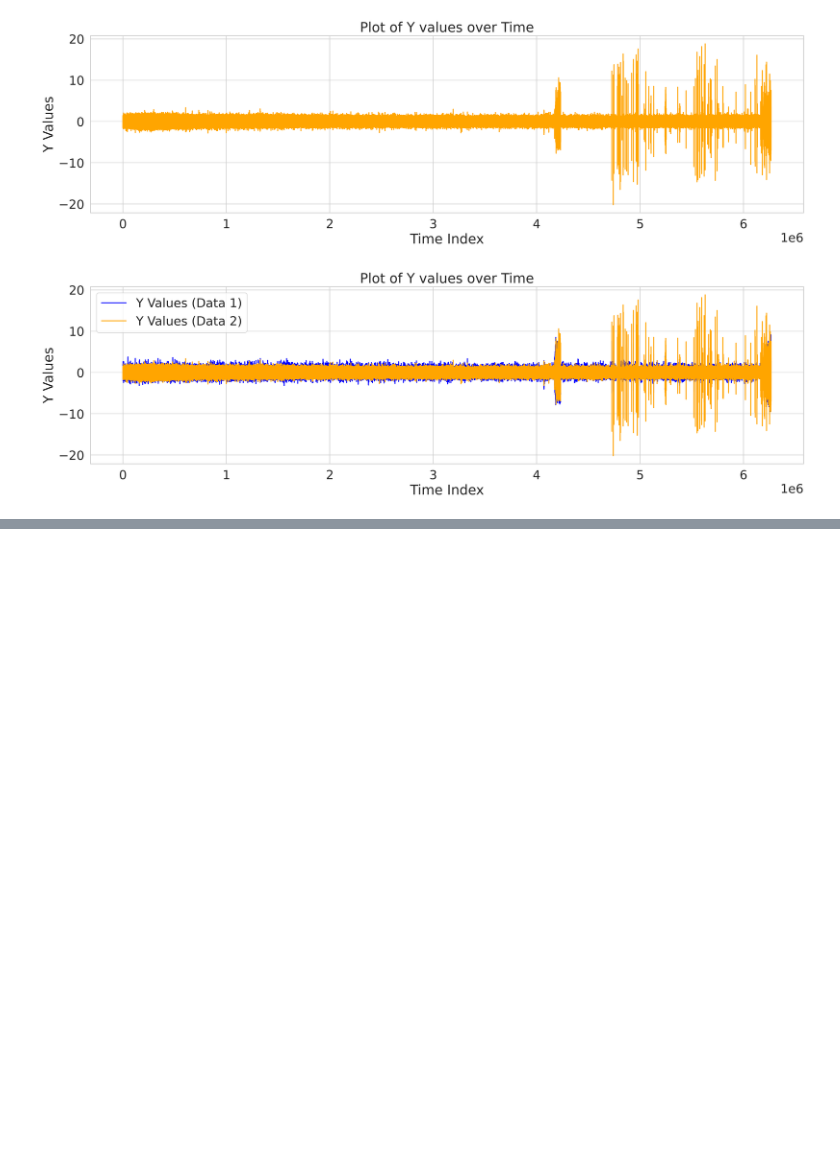
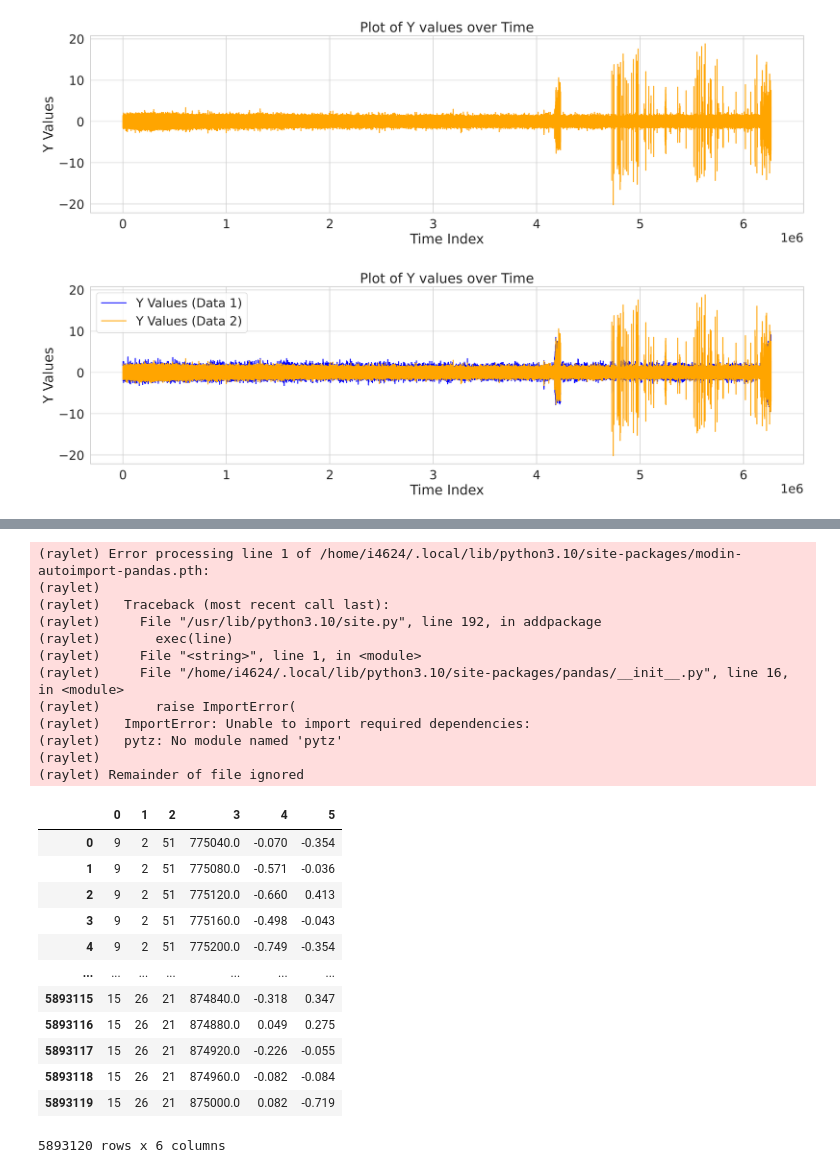
Before and after one commit to choi4624/SWbootProject_2023-7, a Jupyter notebook: Team-project/server/bearing1_6.ipynb, the cells around one changed output, grey strips where cells are left out. Drawn from its saved outputs; the diff is of its cells as text; code cells hidden in the pictures; blank space fills up the shorter version.

```diff
--- a/Team-project/server/bearing1_6.ipynb
+++ b/Team-project/server/bearing1_6.ipynb
@@ -219,3 +219,22 @@ for i in range(num_chunks):
     file_name = os.path.join(output_directory, f'data_chunk_{i}.json')
     with open(file_name, 'w') as json_file:
         json_file.write(json_data)
+# %%
+## local setting
+## Test set
+%cd /home/i4624/vscode/gitclone/SWbootProject_2023-7/Team-project
+
+# CSV 파일들이 있는 디렉토리 경로
+directory_path = '../Team-project/data/ieee-phm-2012-data-challenge-dataset-master/Test_set/Bearing1_6/'
+
+# 디렉토리 내의 모든 CSV 파일 경로를 가져오기
+file_paths = glob.glob(directory_path + '/*.csv')
+
+# 파일 경로를 순서대로 정렬
+file_paths = sorted(file_paths)
+
+# 파일들을 담을 빈 DataFrame 생성
+combined_data2 = pd.DataFrame()
+
+# acc 파일만 불러오기 (파일명에 'acc'가 포함된 파일들)
+acc_file_paths = [file_path for file_path in file_paths if 'acc' in file_path]
@@ -221,0 +267,28 @@ for i in range(num_chunks):
+# %%
+combined_data2
+# %% [output]
+(raylet) Error processing line 1 of /home/i4624/.local/lib/python3.10/site-packages/modin-autoimport-pandas.pth:
+(raylet)
+(raylet)   Traceback (most recent call last):
+(raylet)     File "/usr/lib/python3.10/site.py", line 192, in addpackage
+(raylet)       exec(line)
+(raylet)     File "<string>", line 1, in <module>
+(raylet)     File "/home/i4624/.local/lib/python3.10/site-packages/pandas/__init__.py", line 16, in <module>
+(raylet)       raise ImportError(
+(raylet)   ImportError: Unable to import required dependencies:
+(raylet)   pytz: No module named 'pytz'
+(raylet)
+(raylet) Remainder of file ignored
+|  | 0 | 1 | 2 | 3 | 4 | 5 |
+| 0 | 9 | 2 | 51 | 775040.0 | -0.070 | -0.354 |
+| 1 | 9 | 2 | 51 | 775080.0 | -0.571 | -0.036 |
+| 2 | 9 | 2 | 51 | 775120.0 | -0.660 | 0.413 |
+| 3 | 9 | 2 | 51 | 775160.0 | -0.498 | -0.043 |
+| 4 | 9 | 2 | 51 | 775200.0 | -0.749 | -0.354 |
+| ... | ... | ... | ... | ... | ... | ... |
+| 5893115 | 15 | 26 | 21 | 874840.0 | -0.318 | 0.347 |
+| 5893116 | 15 | 26 | 21 | 874880.0 | 0.049 | 0.275 |
+| 5893117 | 15 | 26 | 21 | 874920.0 | -0.226 | -0.055 |
+| 5893118 | 15 | 26 | 21 | 874960.0 | -0.082 | -0.084 |
+| 5893119 | 15 | 26 | 21 | 875000.0 | 0.082 | -0.719 |
+5893120 rows x 6 columns
```
Also changed, not shown: parts of 6 cells of this notebook.
